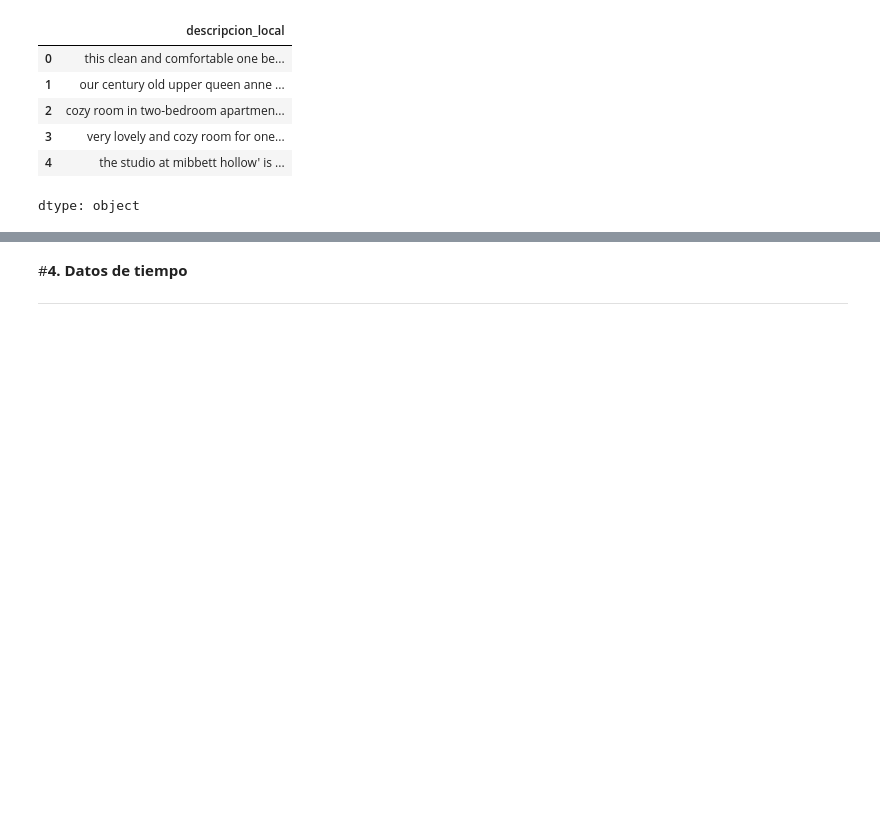
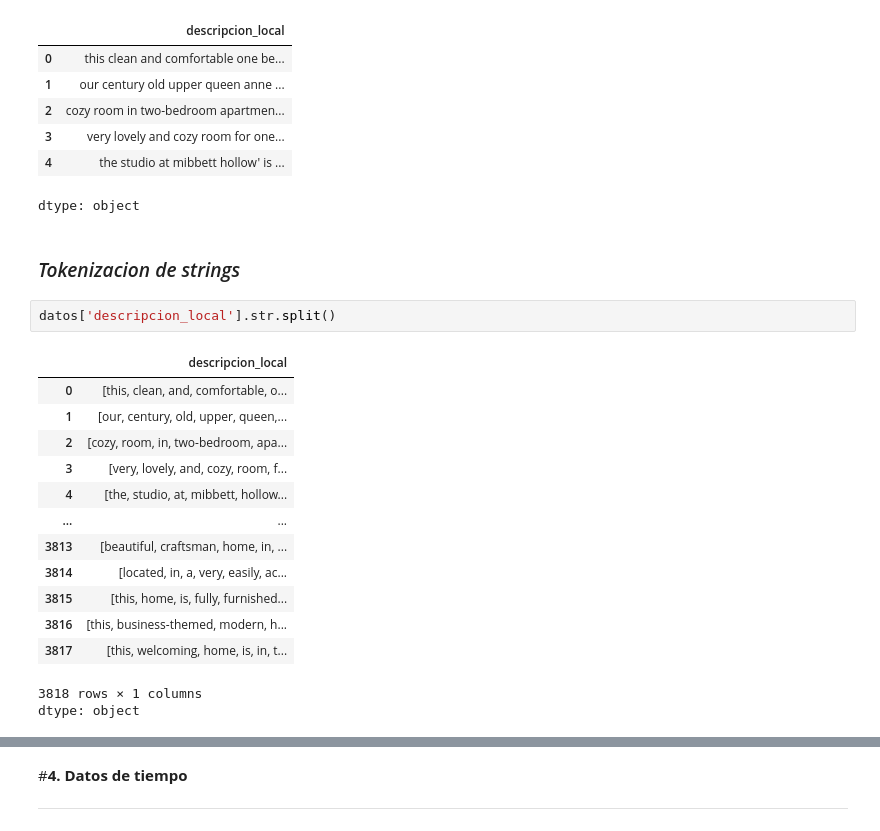
Before and after one commit to NatSama2/Curso-Alura-Latam, a Jupyter notebook: Pandas_Tratamiento_Manipulacion_Datos.ipynb, the cells around one changed output, grey strips where cells are left out. Drawn from its saved outputs; the diff is of its cells as text; blank space fills up the shorter version.

Commit message:
Tokenizacion de strings

```diff
--- a/Pandas_Tratamiento_Manipulacion_Datos.ipynb
+++ b/Pandas_Tratamiento_Manipulacion_Datos.ipynb
@@ -422,3 +422,22 @@ datos['descripcion_local'].head()
 | 3 | very lovely and cozy room for one... |
 | 4 | the studio at mibbett hollow' is ... |
 dtype: object
+# %% [markdown]
+### *Tokenizacion de strings*
+# %%
+datos['descripcion_local'].str.split()
+# %% [output]
+|  | descripcion_local |
+| 0 | [this, clean, and, comfortable, o... |
+| 1 | [our, century, old, upper, queen,... |
+| 2 | [cozy, room, in, two-bedroom, apa... |
+| 3 | [very, lovely, and, cozy, room, f... |
+| 4 | [the, studio, at, mibbett, hollow... |
+| ... | ... |
+| 3813 | [beautiful, craftsman, home, in, ... |
+| 3814 | [located, in, a, very, easily, ac... |
+| 3815 | [this, home, is, fully, furnished... |
+| 3816 | [this, business-themed, modern, h... |
+| 3817 | [this, welcoming, home, is, in, t... |
+3818 rows × 1 columns
+dtype: object
```
Also changed, not shown: parts of 4 cells of this notebook.
